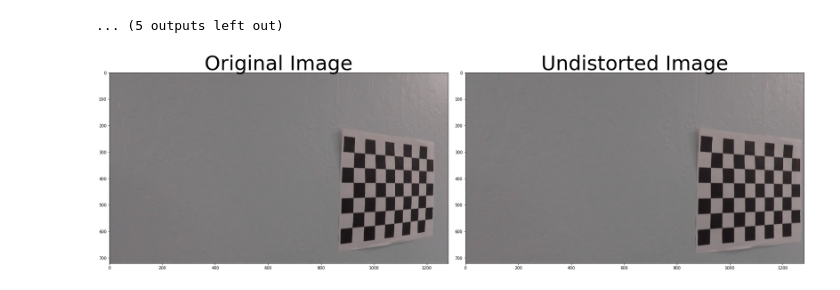
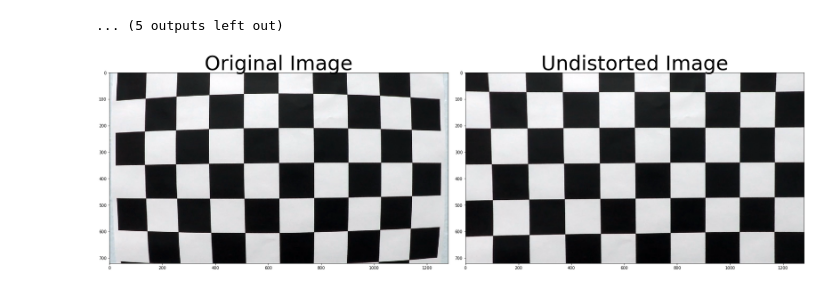
Before and after one commit to imayank/Advanced-Lane-Finding, a Jupyter notebook: cameraCalibration.ipynb, the cells around one changed output. Drawn from its saved outputs; the diff is of its cells as text; code cells hidden in the pictures.

```diff
--- a/cameraCalibration.ipynb
+++ b/cameraCalibration.ipynb
@@ -37,19 +37,19 @@ for img_path in glob.glob("./camera_cal/*.jpg"):
 [figure]
 ... (5 outputs left out)
 # %%
-for img_name in glob.glob("./camera_cal/calibration15.jpg"):
+for img_name in glob.glob("./camera_cal/calibration1.jpg"):
     img = cv2.imread(img_name)
     ret,mtx,dist,rvecs,tvecs = cv2.calibrateCamera(objPoints,imgPoints,img.shape[1::-1],None,None)
     undst = cv2.undistort(img,mtx,dist,None,mtx)
     f, (ax1, ax2) = plt.subplots(1, 2, figsize=(24, 9))
     f.tight_layout()
     ax1.imshow(img)
     ax1.set_title('Original Image', fontsize=50)
     ax2.imshow(undst)
     ax2.set_title('Undistorted Image', fontsize=50)
     plt.subplots_adjust(left=0., right=1, top=0.9, bottom=0.)
 # %% [output]
-[figure, old version]
+[figure, new version]
 # %%
 import pickle
 # %%
```
Also changed, not shown: 17 other files.
